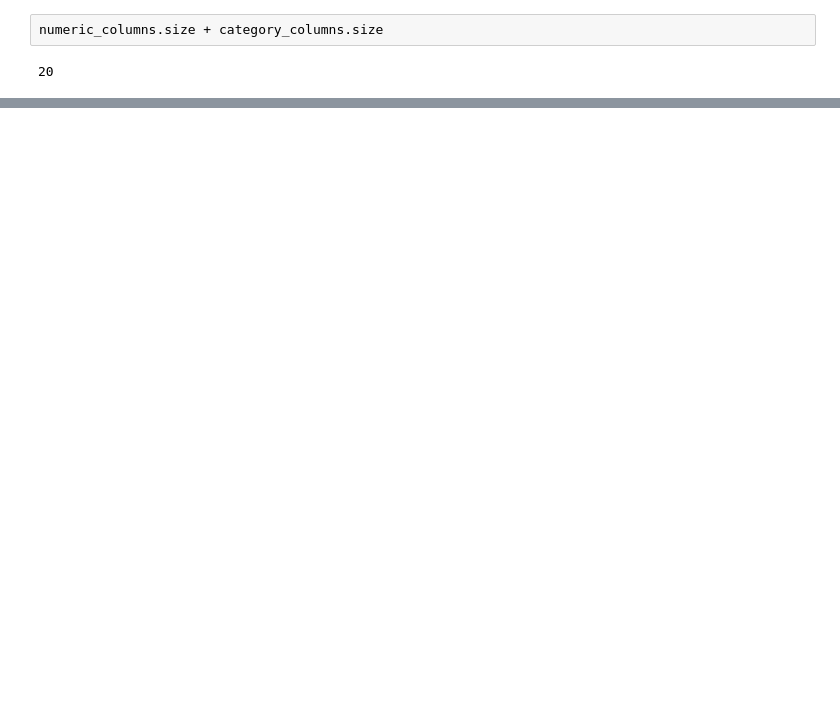
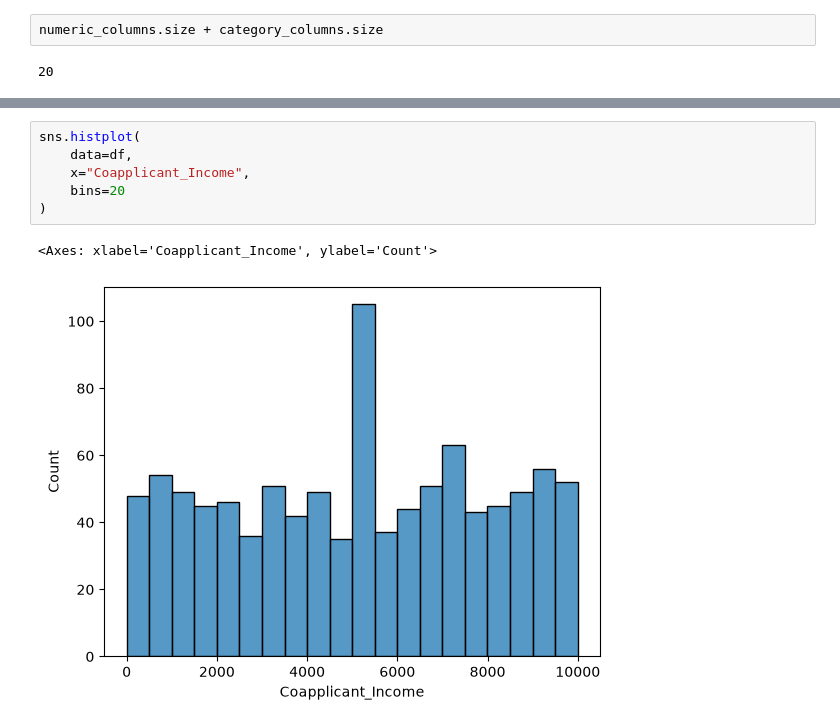
Before and after one commit to toufikansari/Loan-approval, a Jupyter notebook: Code.ipynb, the cells around one changed output, grey strips where cells are left out. Cells and saved outputs as stored; diff of their text form; blank space fills up the shorter version.

```diff
--- a/Code.ipynb
+++ b/Code.ipynb
@@ -94,0 +103,9 @@ dtype: int64
+# %%
+sns.histplot(
+    data=df,
+    x="Coapplicant_Income",
+    bins=20
+)
+# %% [output]
+<Axes: xlabel='Coapplicant_Income', ylabel='Count'>
+[figure, added]
```
Also changed, not shown: parts of 26 cells of this notebook.
